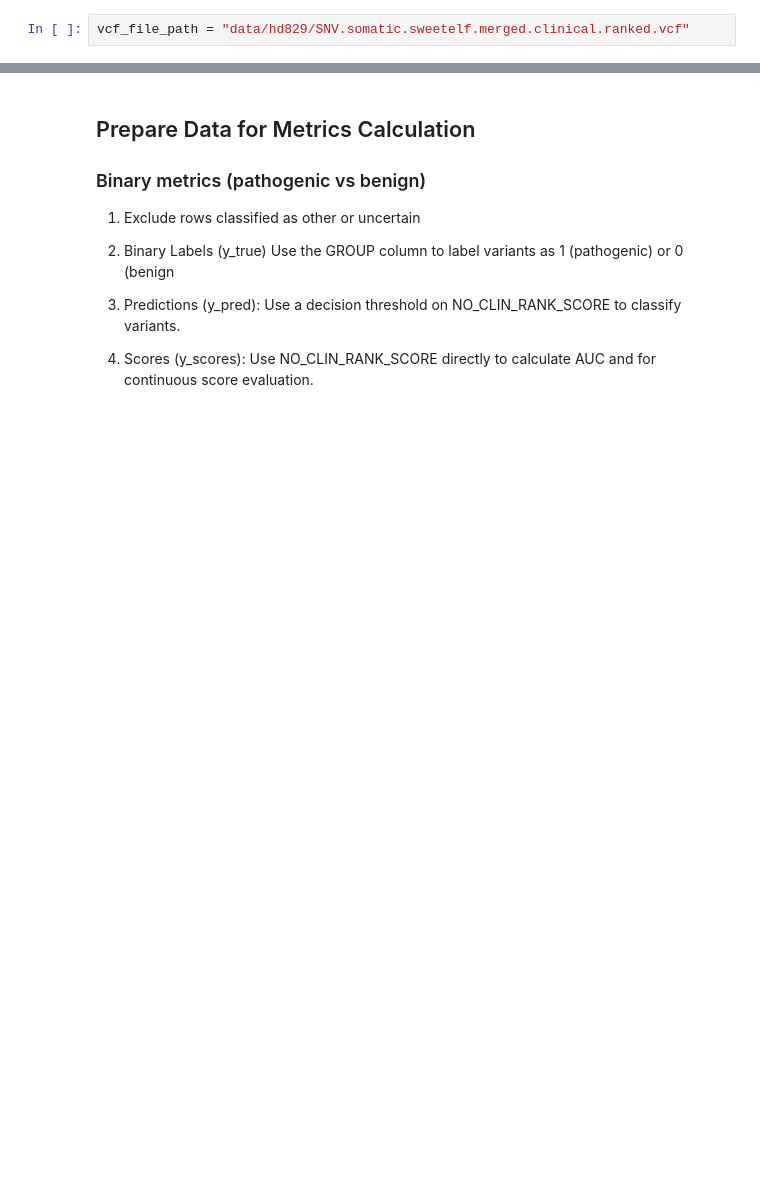
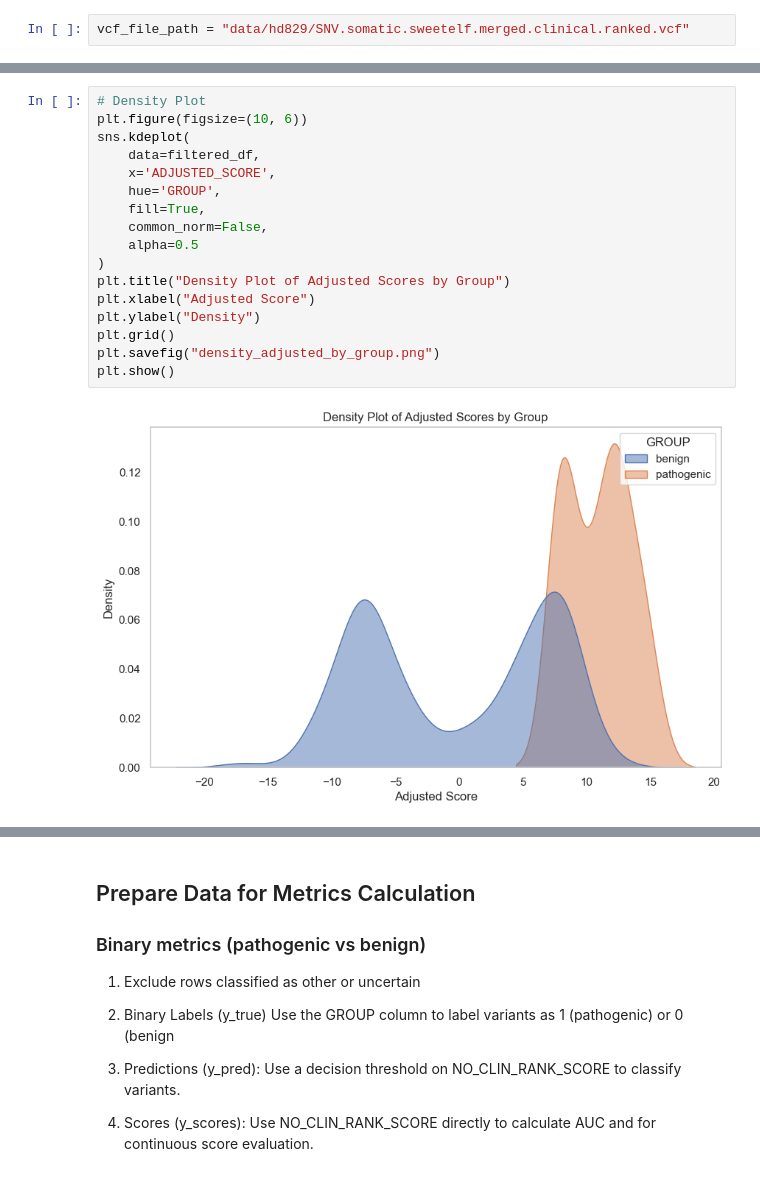
Before and after one commit to josefinelantz/GenScore, a Jupyter notebook: Submission.ipynb, the cells around one changed output, grey strips where cells are left out. Cells and saved outputs as stored; diff of their text form; blank space fills up the shorter version.

```diff
--- a/Submission.ipynb
+++ b/Submission.ipynb
@@ -380,0 +323,19 @@ filt_df["GROUP"].value_counts().reset_index()
+# %%
+# Density Plot
+plt.figure(figsize=(10, 6))
+sns.kdeplot(
+    data=filtered_df,
+    x='ADJUSTED_SCORE',
+    hue='GROUP',
+    fill=True,
+    common_norm=False,
+    alpha=0.5
+)
+plt.title("Density Plot of Adjusted Scores by Group")
+plt.xlabel("Adjusted Score")
+plt.ylabel("Density")
+plt.grid()
+plt.savefig("density_adjusted_by_group.png")
+plt.show()
+# %% [output]
+[figure, added]
```
Also changed, not shown: parts of 98 cells of this notebook, 8 other files.
